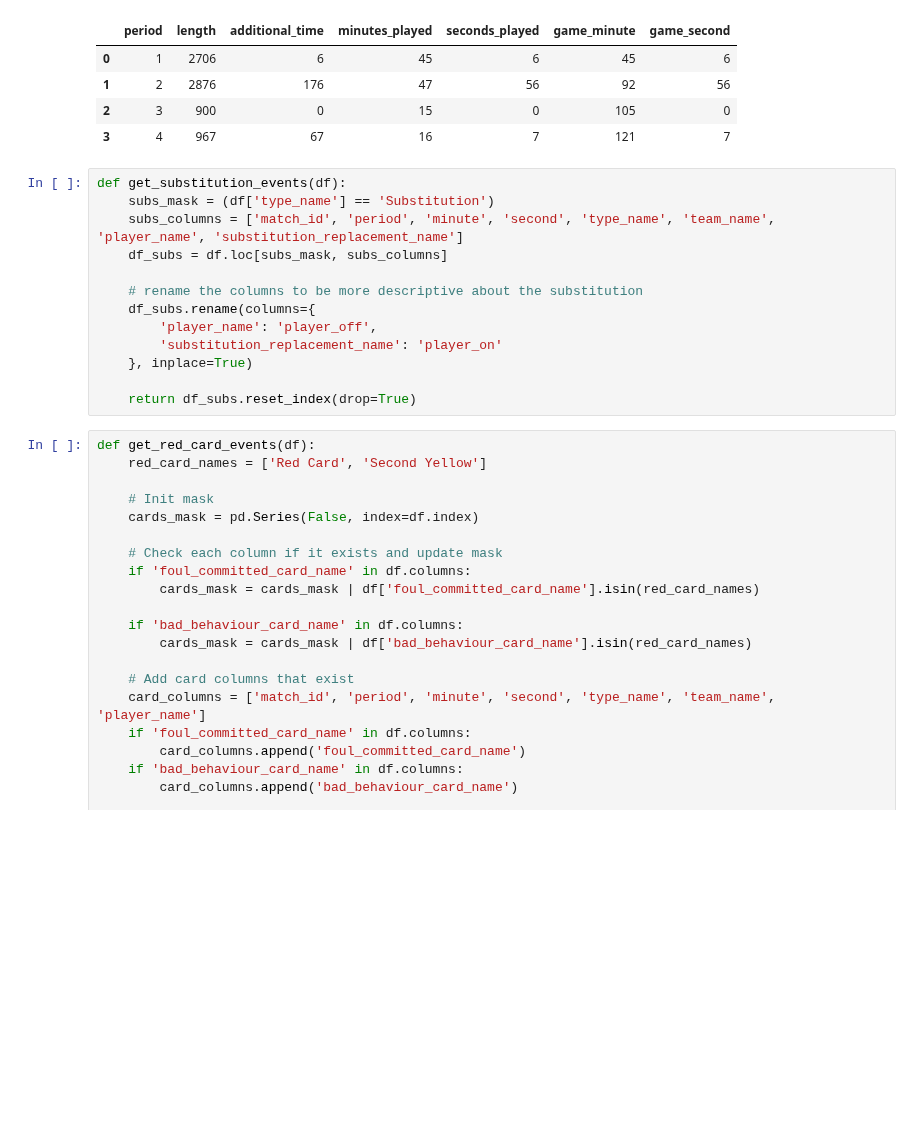
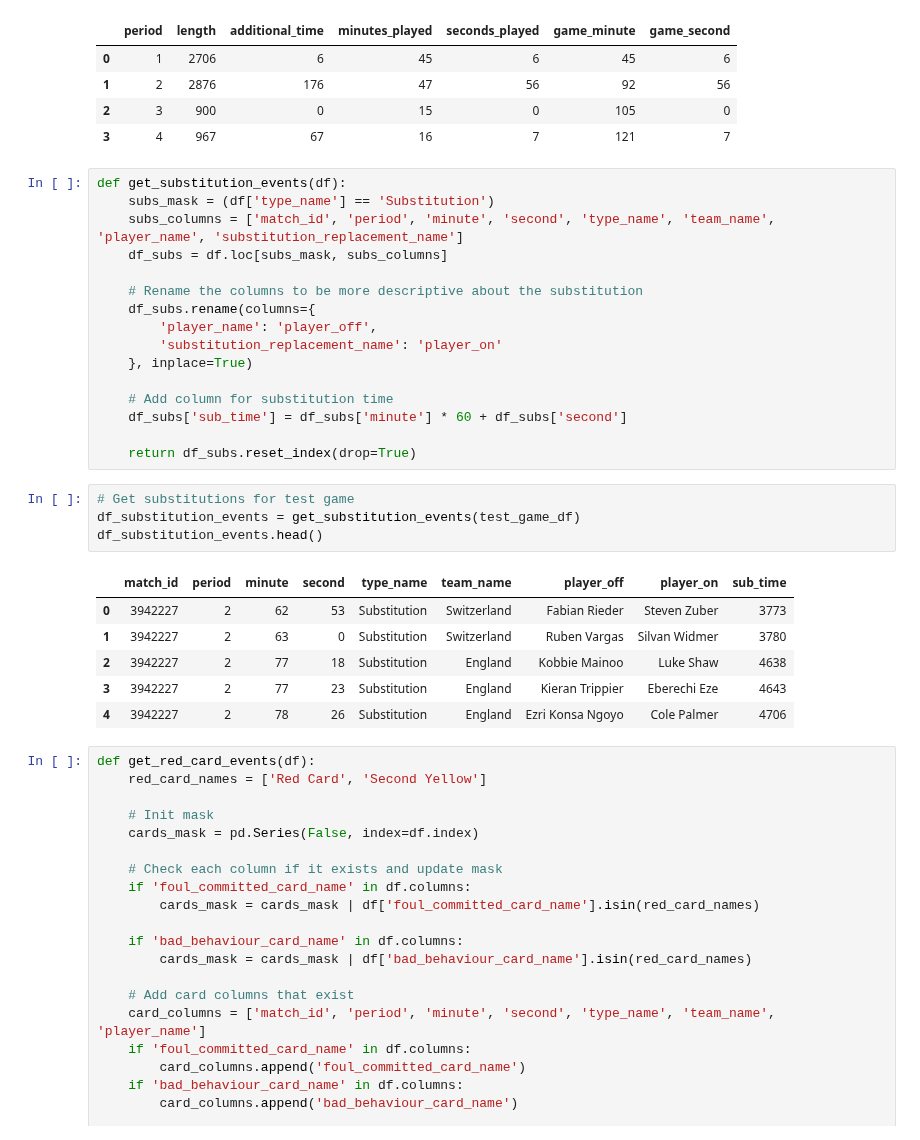
Before and after one commit to MarijnSt/soccermatics-project-1, a Jupyter notebook: doku_analysis.ipynb, the cells around one changed output. Saved outputs shown, nothing was run; the diff lists cells and outputs as text; blank space fills up the shorter version.

Commit message:
refactor: calculate sub time

```diff
--- a/doku_analysis.ipynb
+++ b/doku_analysis.ipynb
@@ -129,13 +130,27 @@ def get_substitution_events(df):
     subs_columns = ['match_id', 'period', 'minute', 'second', 'type_name', 'team_name', 'player_name', 'substitution_replacement_name']
     df_subs = df.loc[subs_mask, subs_columns]
 
-    # rename the columns to be more descriptive about the substitution
+    # Rename the columns to be more descriptive about the substitution
     df_subs.rename(columns={
         'player_name': 'player_off',
         'substitution_replacement_name': 'player_on'
     }, inplace=True)
 
+    # Add column for substitution time
+    df_subs['sub_time'] = df_subs['minute'] * 60 + df_subs['second']
+
     return df_subs.reset_index(drop=True)
+# %%
+# Get substitutions for test game
+df_substitution_events = get_substitution_events(test_game_df)
+df_substitution_events.head()
+# %% [output]
+|  | match_id | period | minute | second | type_name | team_name | player_off | player_on | sub_time |
+| 0 | 3942227 | 2 | 62 | 53 | Substitution | Switzerland | Fabian Rieder | Steven Zuber | 3773 |
+| 1 | 3942227 | 2 | 63 | 0 | Substitution | Switzerland | Ruben Vargas | Silvan Widmer | 3780 |
+| 2 | 3942227 | 2 | 77 | 18 | Substitution | England | Kobbie Mainoo | Luke Shaw | 4638 |
+| 3 | 3942227 | 2 | 77 | 23 | Substitution | England | Kieran Trippier | Eberechi Eze | 4643 |
+| 4 | 3942227 | 2 | 78 | 26 | Substitution | England | Ezri Konsa Ngoyo | Cole Palmer | 4706 |
 # %%
 def get_red_card_events(df):
     red_card_names = ['Red Card', 'Second Yellow']
```
Also changed, not shown: parts of 2 cells of this notebook.
